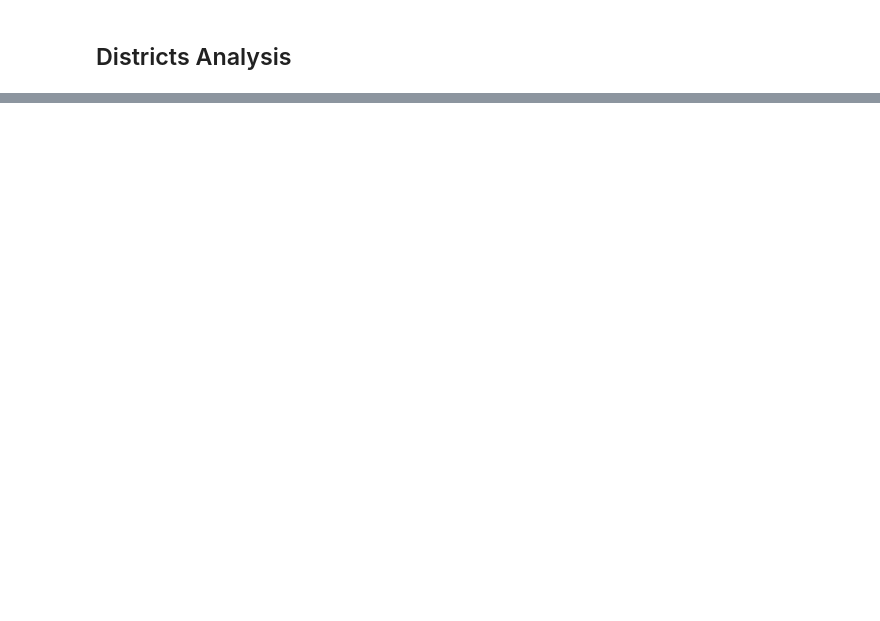
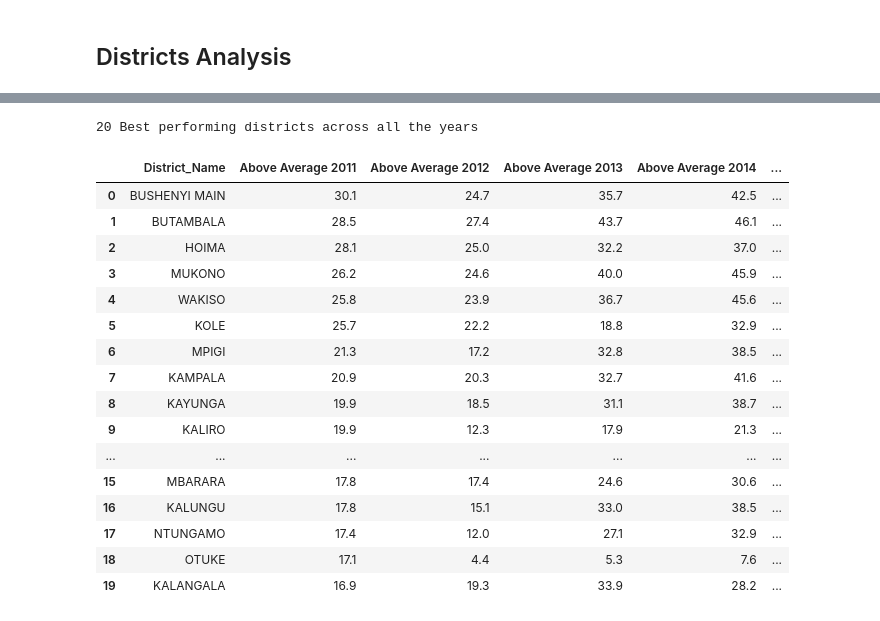
Before and after one commit to MickFrog/uace-analysis, a Jupyter notebook: uace_analysis.ipynb, the cells around one changed output, grey strips where cells are left out. Saved outputs shown, nothing was run; the diff lists cells and outputs as text; code cells hidden in the pictures; blank space fills up the shorter version.

Commit message:
add ranking of best performing districts + locations on map

```diff
--- a/uace_analysis.ipynb
+++ b/uace_analysis.ipynb
@@ -420,0 +664,38 @@ display(sortedDistricts_2015[['District_Name', '2015 Total']].head(10))
+# %%
+# We now get the districts that consistently appeared in the top 10 perfoming districts each year
+# Merge all DataFrames heads basing on the 'District_Name' column
+
+merged_df = pd.merge(sortedDistricts_2011[['District_Name', 'Above Average 2011']], sortedDistricts_2012[['District_Name', 'Above Average 2012']], on='District_Name', how='inner')
+merged_df = pd.merge(merged_df, sortedDistricts_2013[['District_Name', 'Above Average 2013']], on='District_Name', how='inner')
+merged_df = pd.merge(merged_df, sortedDistricts_2014[['District_Name', 'Above Average 2014']], on='District_Name', how='inner')
+merged_df = pd.merge(merged_df, sortedDistricts_2015[['District_Name', 'Above Average 2015']], on='District_Name', how='inner')
+
+print("20 Best performing districts across all the years")
+display(merged_df[
+    ['District_Name',
+    'Above Average 2011',
+    'Above Average 2012',
+    'Above Average 2013',
+    'Above Average 2014',
+    'Above Average 2015'
+    ]
+].head(20))
+# %% [output]
+20 Best performing districts across all the years
+|  | District_Name | Above Average 2011 | Above Average 2012 | Above Average 2013 | Above Average 2014 | ... |
+| 0 | BUSHENYI MAIN | 30.1 | 24.7 | 35.7 | 42.5 | ... |
+| 1 | BUTAMBALA | 28.5 | 27.4 | 43.7 | 46.1 | ... |
+| 2 | HOIMA | 28.1 | 25.0 | 32.2 | 37.0 | ... |
+| 3 | MUKONO | 26.2 | 24.6 | 40.0 | 45.9 | ... |
+| 4 | WAKISO | 25.8 | 23.9 | 36.7 | 45.6 | ... |
+| 5 | KOLE | 25.7 | 22.2 | 18.8 | 32.9 | ... |
+| 6 | MPIGI | 21.3 | 17.2 | 32.8 | 38.5 | ... |
+| 7 | KAMPALA | 20.9 | 20.3 | 32.7 | 41.6 | ... |
+| 8 | KAYUNGA | 19.9 | 18.5 | 31.1 | 38.7 | ... |
+| 9 | KALIRO | 19.9 | 12.3 | 17.9 | 21.3 | ... |
+| ... | ... | ... | ... | ... | ... | ... |
+| 15 | MBARARA | 17.8 | 17.4 | 24.6 | 30.6 | ... |
+| 16 | KALUNGU | 17.8 | 15.1 | 33.0 | 38.5 | ... |
+| 17 | NTUNGAMO | 17.4 | 12.0 | 27.1 | 32.9 | ... |
+| 18 | OTUKE | 17.1 | 4.4 | 5.3 | 7.6 | ... |
+| 19 | KALANGALA | 16.9 | 19.3 | 33.9 | 28.2 | ... |
```
Also changed, not shown: parts of 6 cells of this notebook.
